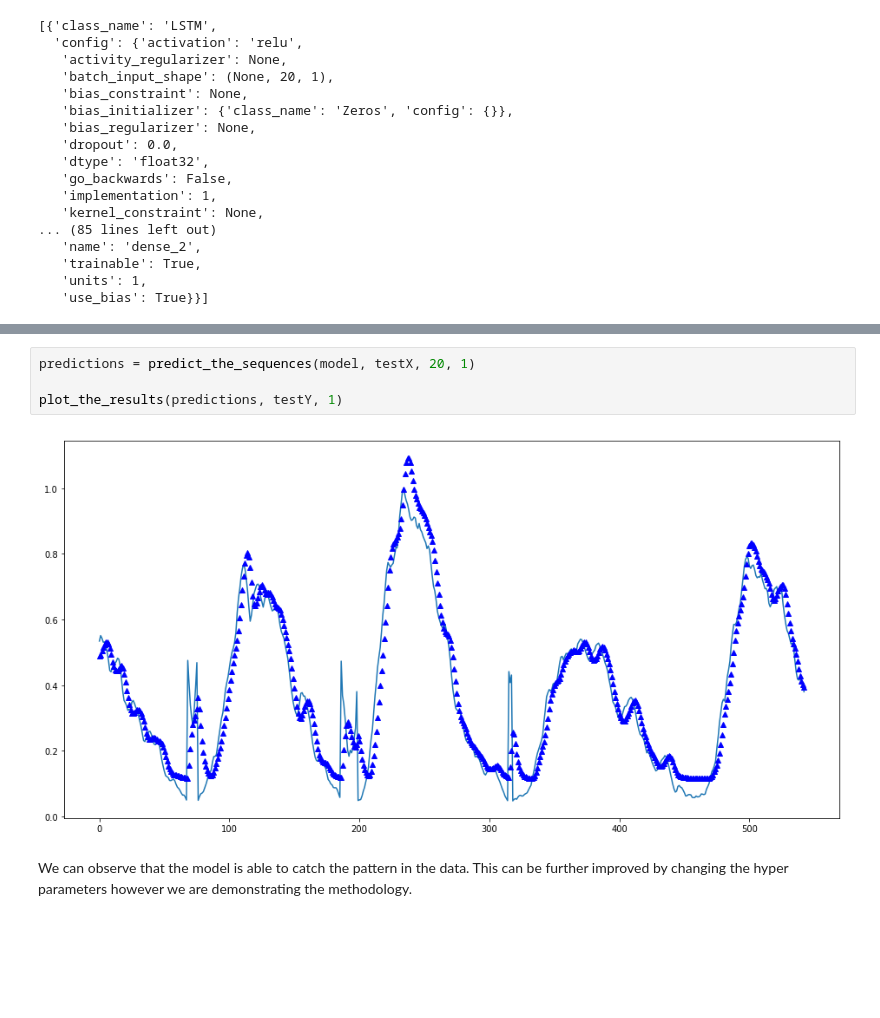
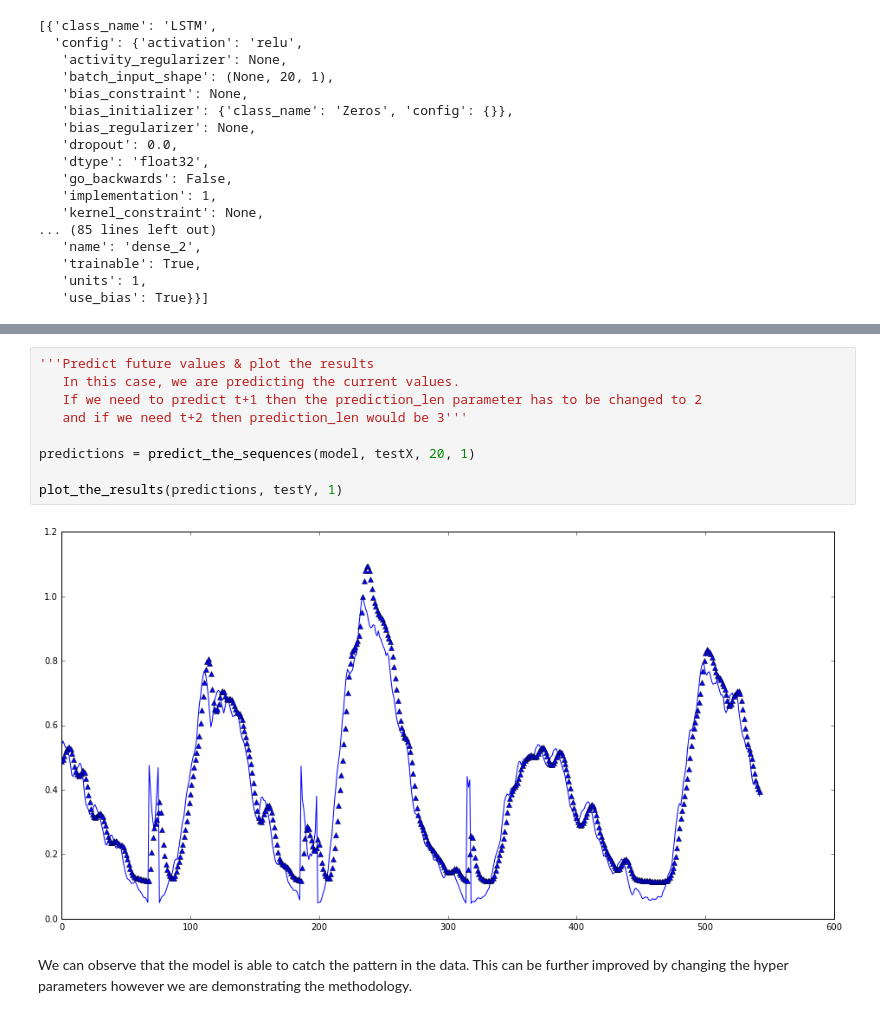
Before and after one commit to IBM/forecast-demand-for-vending-machines, a Jupyter notebook: notebook/LSTM_PATTERN.ipynb, the cells around one changed output, grey strips where cells are left out. Cells and saved outputs as stored; diff of their text form; blank space fills up the shorter version.

```diff
--- a/notebook/LSTM_PATTERN.ipynb
+++ b/notebook/LSTM_PATTERN.ipynb
@@ -299,9 +296,14 @@ def predict_the_sequences(model, data, window_size, prediction_len):
-# %%
-predictions = predict_the_sequences(model, testX, 20, 1)
-
-plot_the_results(predictions, testY, 1)
-# %% [output]
-[figure, removed]
+# %%
+'''Predict future values & plot the results
+   In this case, we are predicting the current values.
+   If we need to predict t+1 then the prediction_len parameter has to be changed to 2
+   and if we need t+2 then prediction_len would be 3'''
+
+predictions = predict_the_sequences(model, testX, 20, 1)
+
+plot_the_results(predictions, testY, 1)
+# %% [output]
+[figure, added]
 # %% [markdown]
 We can observe that the model is able to catch the pattern in the data. This can be further improved by changing the hyper parameters however we are demonstrating the methodology.
 # %% [markdown]
```
Also changed, not shown: parts of 50 cells of this notebook.
